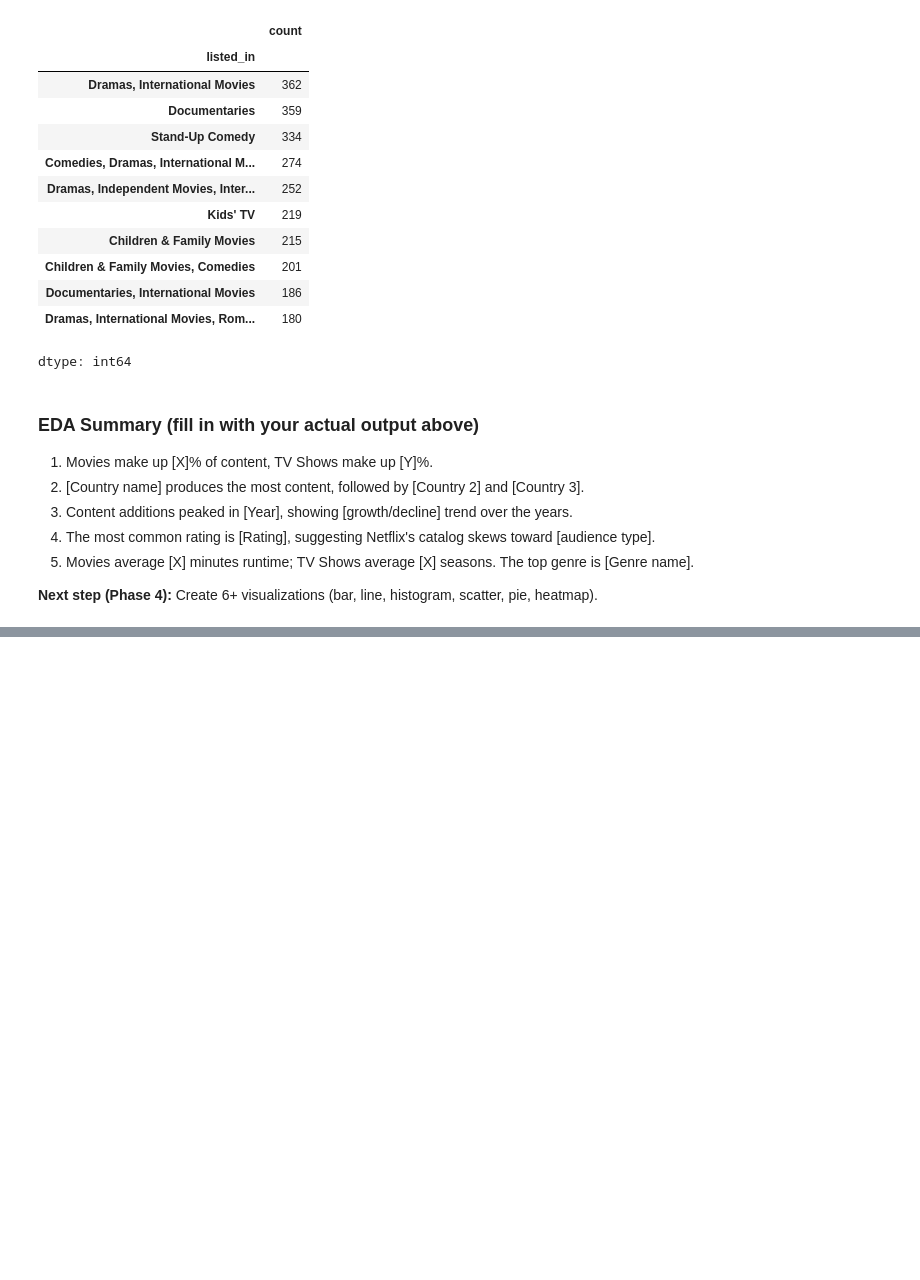
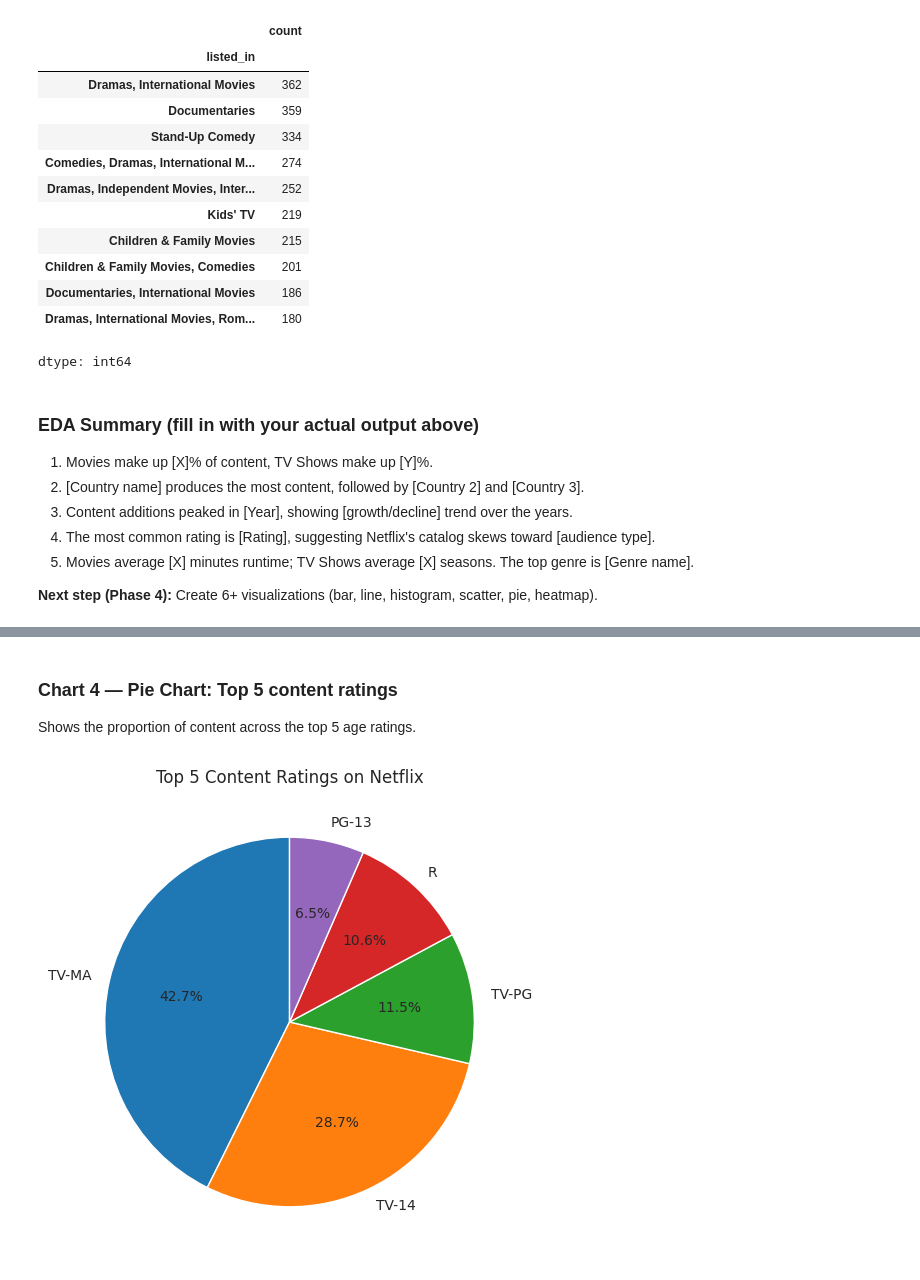
Before and after one commit to Shreekanth-aiml/netflix-eda-project, a Jupyter notebook: notebook.ipynb, the cells around one changed output, grey strips where cells are left out. Saved outputs shown, nothing was run; the diff lists cells and outputs as text; code cells hidden in the pictures; blank space fills up the shorter version.

```diff
--- a/notebook.ipynb
+++ b/notebook.ipynb
@@ -360,0 +407,10 @@ dtype: int64
+# %% [markdown]
+### Chart 4 — Pie Chart: Top 5 content ratings
+Shows the proportion of content across the top 5 age ratings.
+# %%
+top_ratings = df['rating'].value_counts().head(5)
+plt.pie(top_ratings.values, labels=top_ratings.index, autopct='%1.1f%%', startangle=90)
+plt.title('Top 5 Content Ratings on Netflix')
+plt.show()
+# %% [output]
+[figure, added]
```
Also changed, not shown: parts of 17 cells of this notebook.
